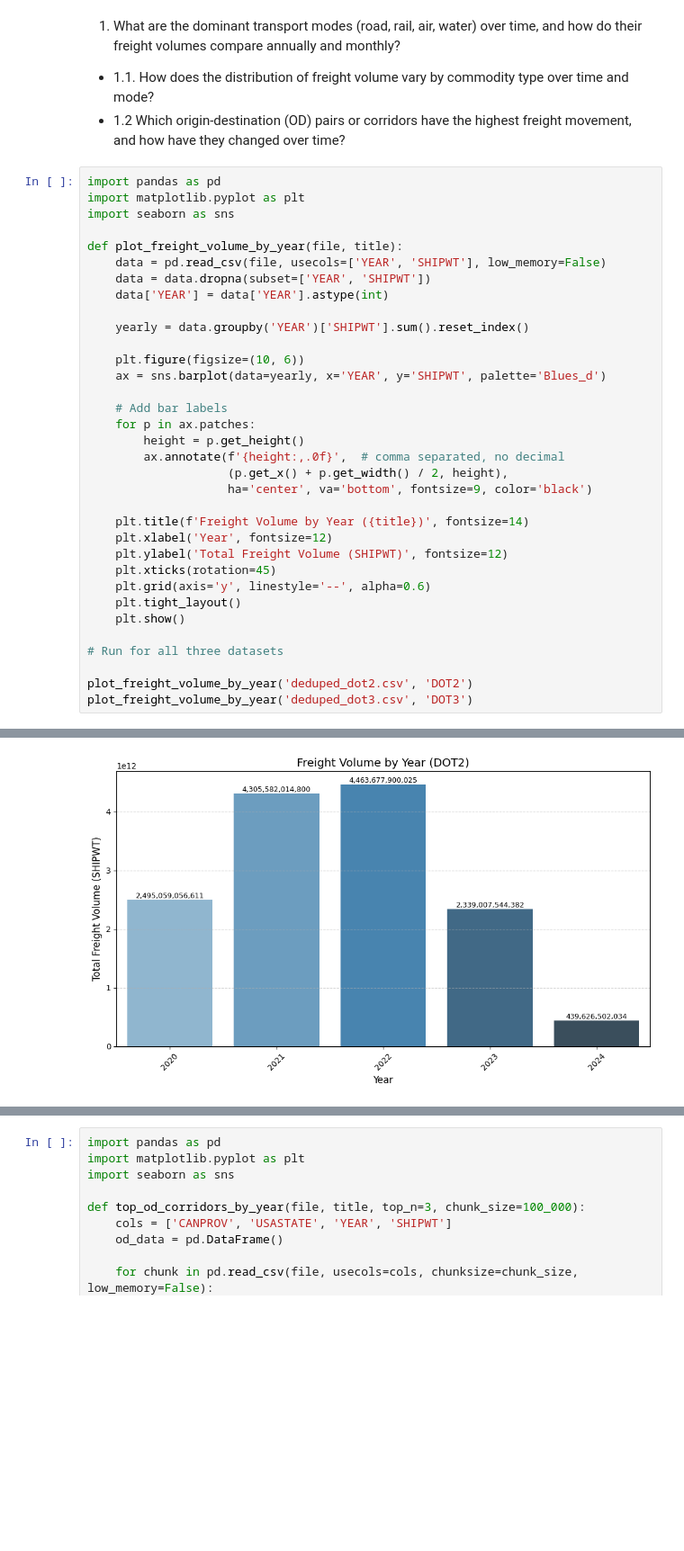
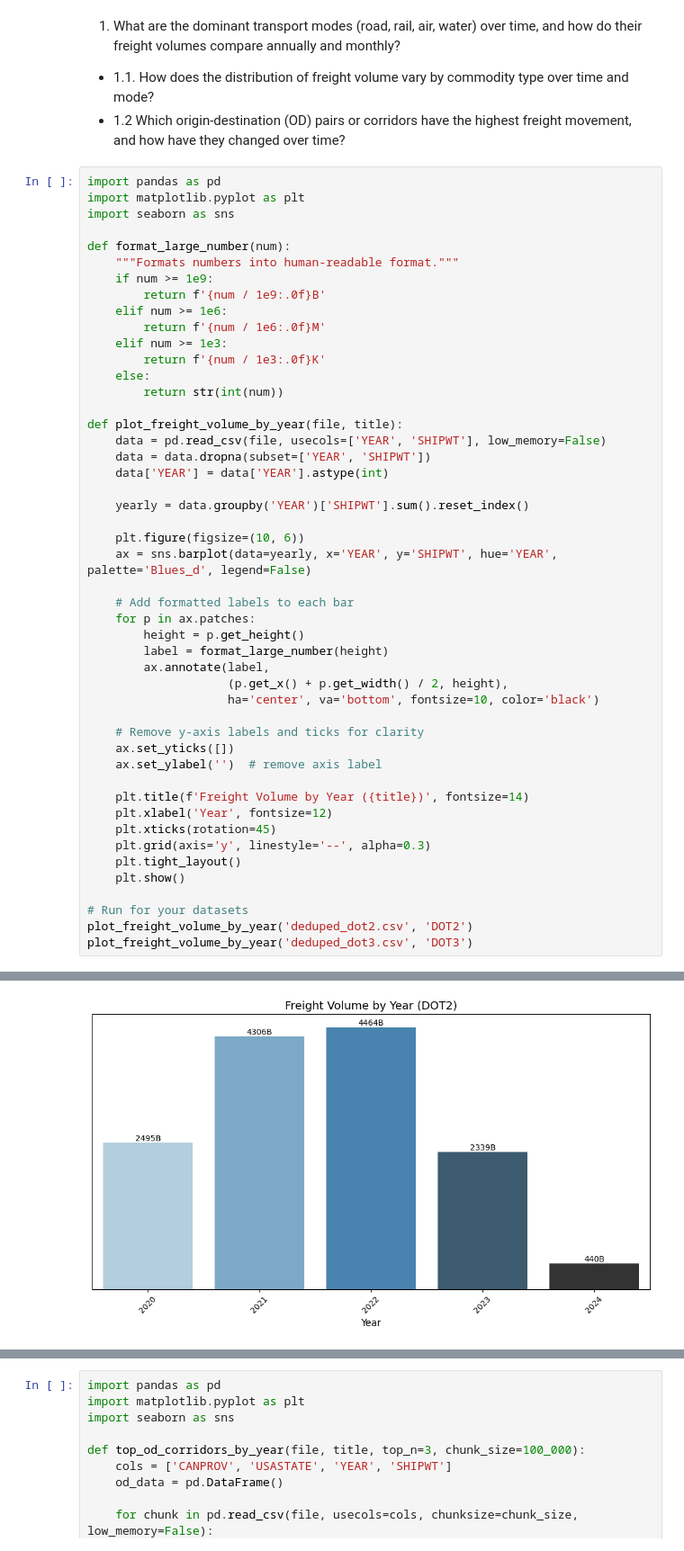
Before and after one commit to MillicentAgyir/transborder-freight-analysis, a Jupyter notebook: Answering Business Questions.ipynb, the cells around one changed output, grey strips where cells are left out. Shown at 90% size. Cells and saved outputs as stored; diff of their text form; blank space fills up the shorter version.

```diff
--- a/Answering Business Questions.ipynb
+++ b/Answering Business Questions.ipynb
@@ -8,6 +8,17 @@
 import pandas as pd
 import matplotlib.pyplot as plt
 import seaborn as sns
+
+def format_large_number(num):
+    """Formats numbers into human-readable format."""
+    if num >= 1e9:
+        return f'{num / 1e9:.0f}B'
+    elif num >= 1e6:
+        return f'{num / 1e6:.0f}M'
+    elif num >= 1e3:
+        return f'{num / 1e3:.0f}K'
+    else:
+        return str(int(num))
 
 def plot_freight_volume_by_year(file, title):
     data = pd.read_csv(file, usecols=['YEAR', 'SHIPWT'], low_memory=False)
@@ -17,25 +28,28 @@ def plot_freight_volume_by_year(file, title):
     yearly = data.groupby('YEAR')['SHIPWT'].sum().reset_index()
 
     plt.figure(figsize=(10, 6))
-    ax = sns.barplot(data=yearly, x='YEAR', y='SHIPWT', palette='Blues_d')
+    ax = sns.barplot(data=yearly, x='YEAR', y='SHIPWT', hue='YEAR', palette='Blues_d', legend=False)
 
-    # Add bar labels
+    # Add formatted labels to each bar
     for p in ax.patches:
         height = p.get_height()
-        ax.annotate(f'{height:,.0f}',  # comma separated, no decimal
+        label = format_large_number(height)
+        ax.annotate(label,
                     (p.get_x() + p.get_width() / 2, height),
-                    ha='center', va='bottom', fontsize=9, color='black')
+                    ha='center', va='bottom', fontsize=10, color='black')
+
+    # Remove y-axis labels and ticks for clarity
+    ax.set_yticks([])
+    ax.set_ylabel('')  # remove axis label
 
     plt.title(f'Freight Volume by Year ({title})', fontsize=14)
     plt.xlabel('Year', fontsize=12)
-    plt.ylabel('Total Freight Volume (SHIPWT)', fontsize=12)
     plt.xticks(rotation=45)
-    plt.grid(axis='y', linestyle='--', alpha=0.6)
+    plt.grid(axis='y', linestyle='--', alpha=0.3)
     plt.tight_layout()
     plt.show()
 
-# Run for all three datasets
-
+# Run for your datasets
 plot_freight_volume_by_year('deduped_dot2.csv', 'DOT2')
 plot_freight_volume_by_year('deduped_dot3.csv', 'DOT3')
 # %% [output]
@@ -45 +56 @@ Passing `palette` without assigning `hue` is deprecated and will be removed in v
-[figure, old version]
+[figure, new version]
```
Also changed, not shown: parts of 7 cells of this notebook.
